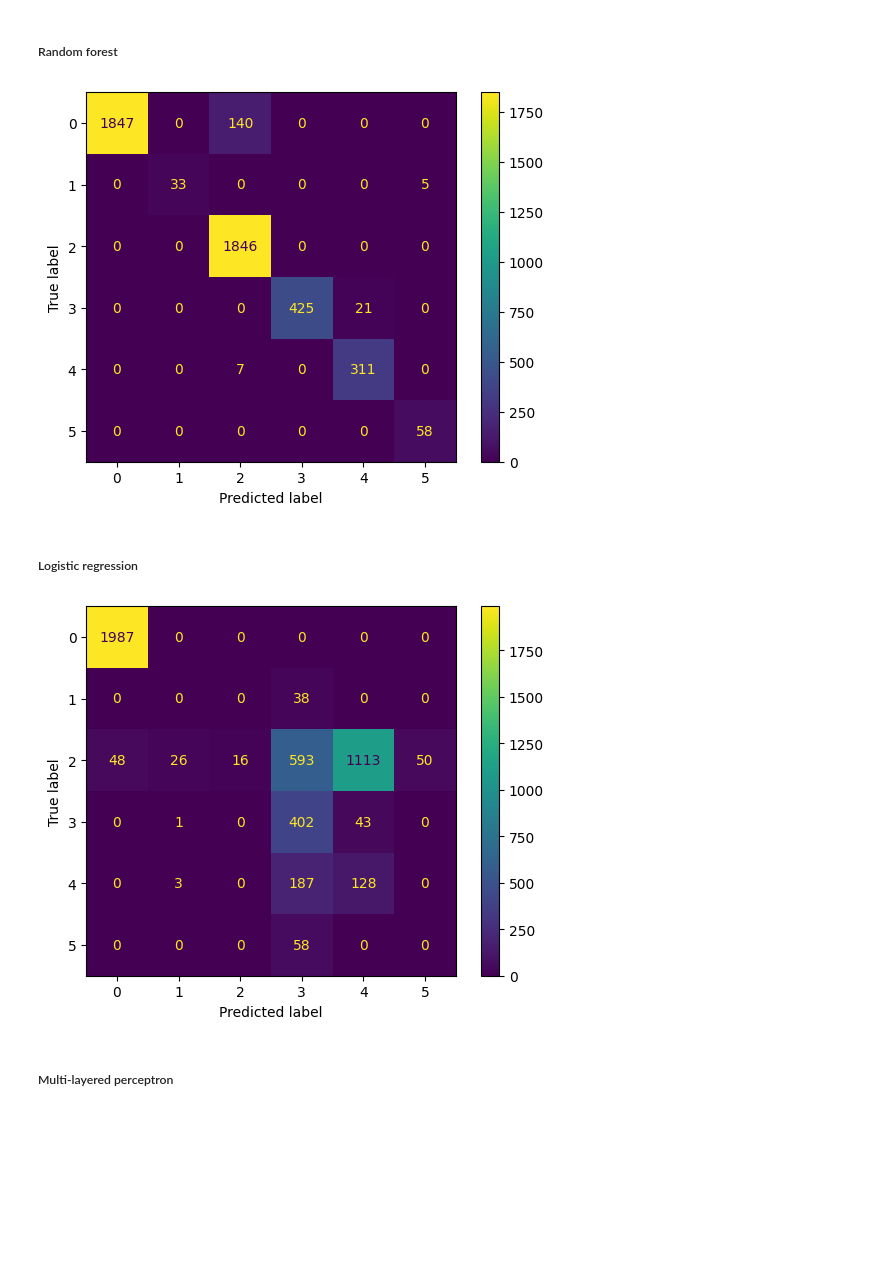
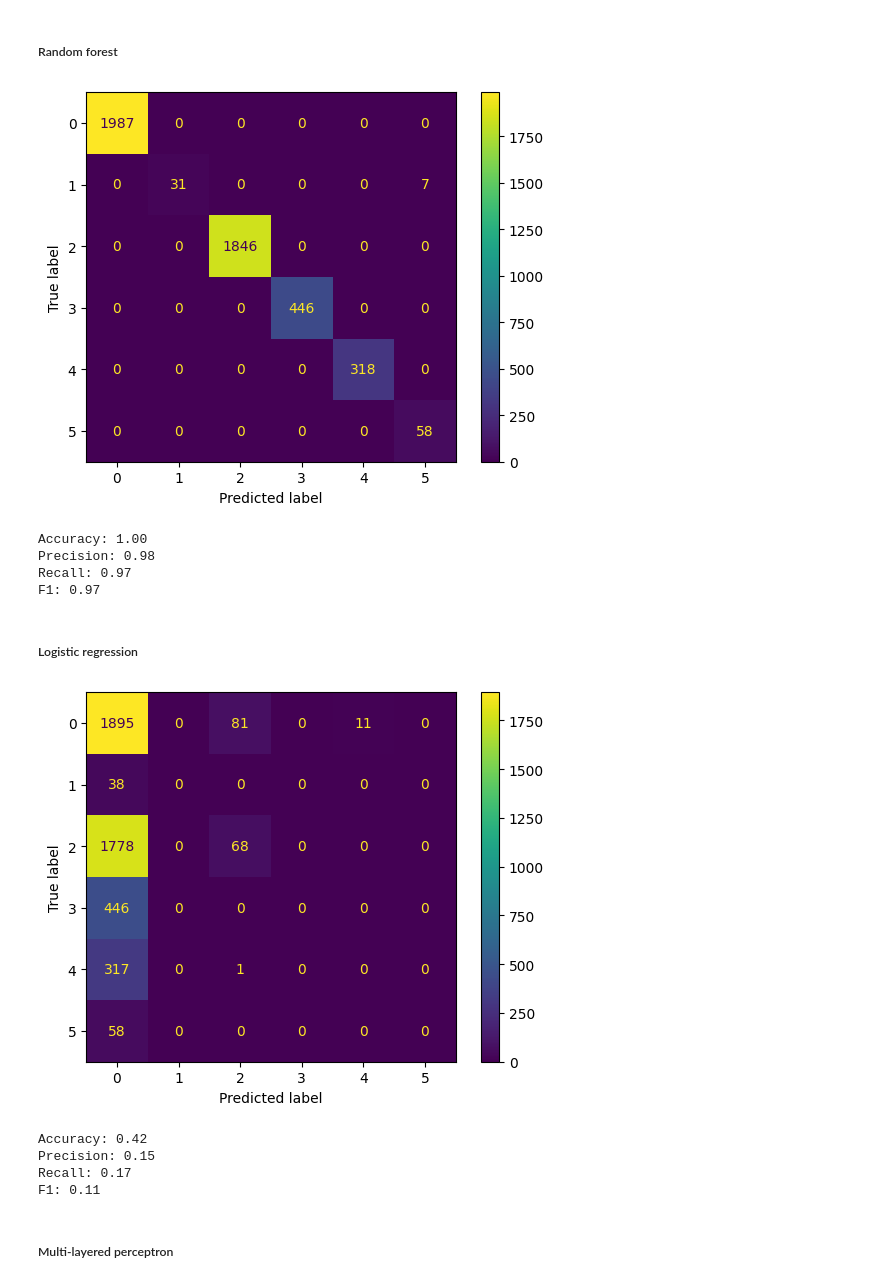
Before and after one commit to alx-sima/ml, a Jupyter notebook: main.ipynb, the cells around one changed output. Saved outputs shown, nothing was run; the diff lists cells and outputs as text; code cells hidden in the pictures; blank space fills up the shorter version.

```diff
--- a/main.ipynb
+++ b/main.ipynb
@@ -325,14 +314,19 @@ scores.append(score)
 classifier = sk.ensemble.RandomForestClassifier()
 classifier.fit(train_data, train_labels)
 
-score = run_classifier(
+stats = run_classifier(
+    "Random Forest",
     classifier,
     test_data,
     test_labels,
 )
-scores.append(score)
+scores.append(stats)
 # %% [output]
-[figure, old version]
+[figure, new version]
+Accuracy: 1.00
+Precision: 0.98
+Recall: 0.97
+F1: 0.97
 # %% [markdown]
 ##### Logistic regression
 # %%
@@ -344,9 +338,10 @@ class MultiClassLogisticRegression:
         ) -> np.ndarray:  # multe probleme daca nu sunt scalate datele
             return 1 / (1 + np.exp(-x))
 
-        def __init__(self, max_iter: int, lr: float):
+        def __init__(self, max_iter: int, lr: float, l2: float):
             self.max_iter = max_iter
             self.lr = lr
+            self.l2 = l2
 
         def predict(self, X: np.ndarray) -> np.ndarray:
             return self.sigmoid(X @ self.w)
@@ -357,7 +352,8 @@ class MultiClassLogisticRegression:
 
             for _ in range(self.max_iter):
                 y = self.predict(X)
-                self.w -= self.lr * (1 / n) * (X.T @ (y - t))
+                grad = (1 / n) * (X.T @ (y - t))
+                self.w -= self.lr * grad + self.l2 * np.abs(self.w)
 
         def accuracy(self, X, t):
             y = self.predict(X)
@@ -365,24 +361,30 @@ class MultiClassLogisticRegression:
 
             return (np.sum(y[t == 1] >= 0.5) + np.sum(y[t == 0] < 0.5)) / n
 
-    def __init__(self, max_iter: int = 1000, learning_rate: float = 0.01):
+    def __init__(self, max_iter: int = 1000, learning_rate: float = 0.01, l2: float = 0.0):
         self.max_iter = max_iter
         self.learning_rate = learning_rate
+        self.l2 = l2
 
-    def fit(self, data: pd.DataFrame, labels: np.ndarray):
+    @staticmethod
+    def _add_bias(X: np.ndarray) -> np.ndarray:
+        bias = np.ones((X.shape[0], 1))
+        return np.concatenate((bias, X), axis=1)
+
+    def fit(self, X: np.ndarray, labels: np.ndarray):
         self.predictors = []
-        X = data.to_numpy(dtype=np.float64)
+        X = self._add_bias(X)
 
         for target in np.unique(labels):
             target_labels = labels == target
 
-            predictor = self.LogisticRegression(self.max_iter, self.learning_rate)
+            predictor = self.LogisticRegression(self.max_iter, self.learning_rate, self.l2)
             predictor.fit(X, target_labels)
 
             self.predictors.append(predictor)
 
-    def predict(self, data: pd.DataFrame) -> np.ndarray:
-        X = data.to_numpy(dtype=np.float64)
+    def predict(self, X: np.ndarray) -> np.ndarray:
+        X = self._add_bias(X)
 
         y = self.predictors[0].predict(X)
         classes = np.zeros_like(y, dtype=int)
@@ -396,21 +398,26 @@ class MultiClassLogisticRegression:
 
         return classes
 
-    def score(self, data: pd.DataFrame, labels: pd.Series) -> float:
-        Y = self.predict(data)
+    def score(self, X: np.ndarray, labels: pd.Series) -> float:
+        Y = self.predict(X)
         return sk.metrics.accuracy_score(labels, Y)
 # %%
-classifier = MultiClassLogisticRegression(max_iter=10000)
+classifier = MultiClassLogisticRegression(max_iter=10000, learning_rate=0.001, l2=0.01)
 classifier.fit(train_data, train_labels)
 
-run_classifier(
+stats = run_classifier(
+    "Logistic Regression",
     classifier,
-    train_data,
-    train_labels,
+    test_data,
+    test_labels,
 )
-scores.append(classifier.score(train_data, train_labels))
+scores.append(stats)
 # %% [output]
-[figure, old version]
+[figure, new version]
+Accuracy: 0.42
+Precision: 0.15
+Recall: 0.17
+F1: 0.11
 # %% [markdown]
 ##### Multi-layered perceptron
 # %%
```
Also changed, not shown: parts of 83 cells of this notebook, 9 other files.
